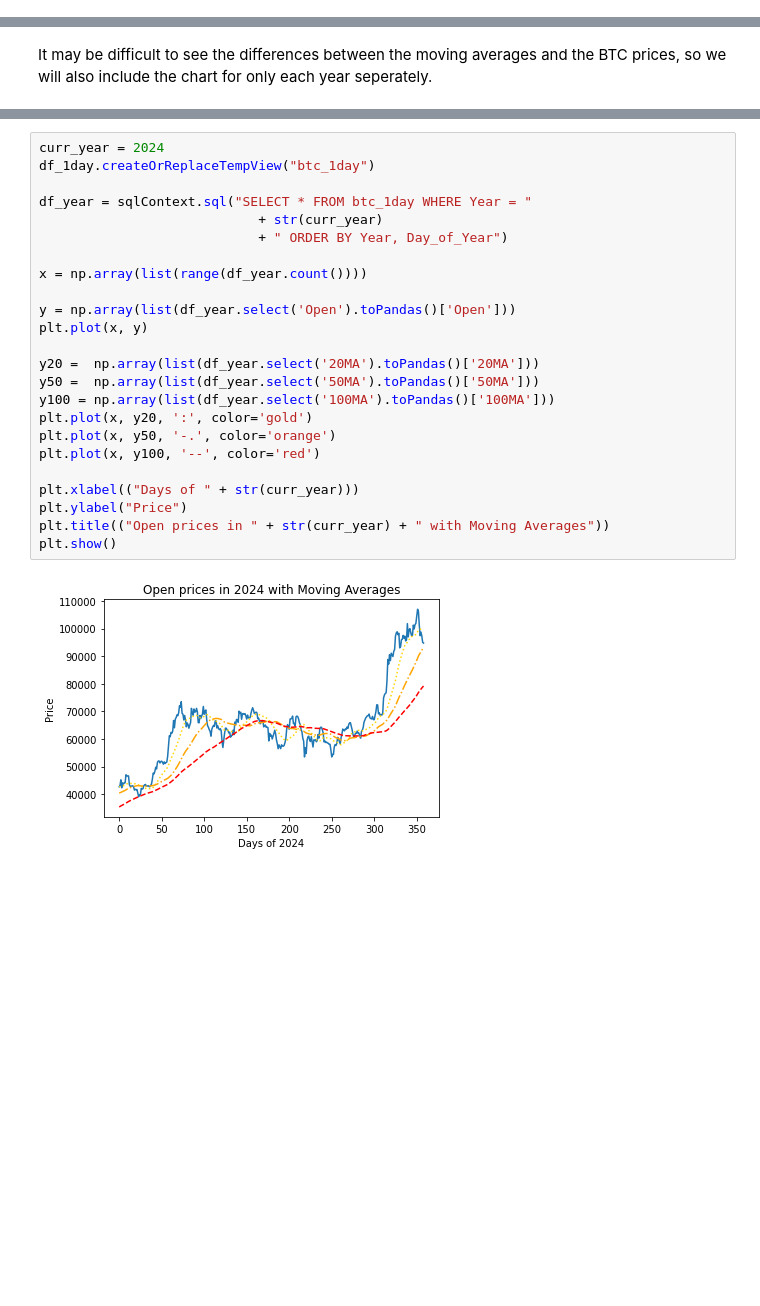
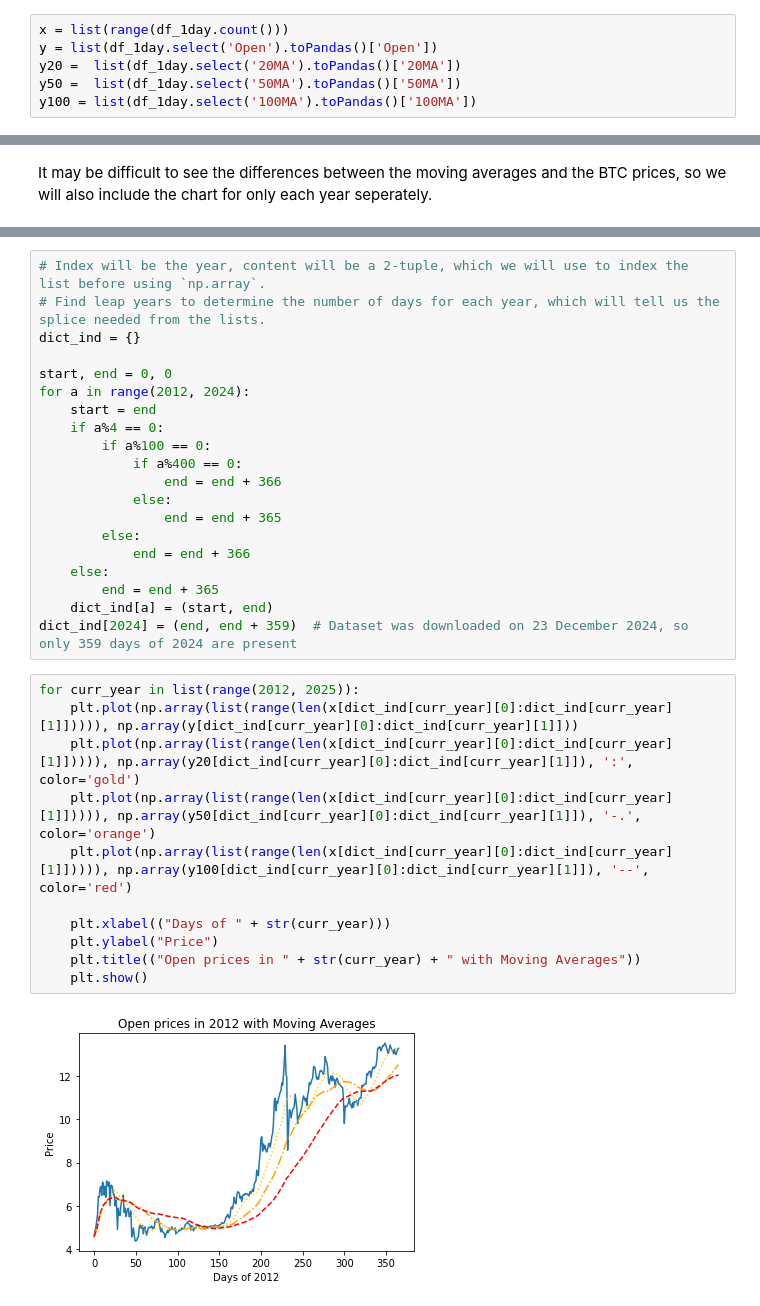
Before and after one commit to skylon2k2/BTC-Pattern-Analysis, a Jupyter notebook: Bitcoin Chart Pattern Analysis.ipynb, the cells around one changed output, grey strips where cells are left out. Drawn from its saved outputs; the diff is of its cells as text; blank space fills up the shorter version.

```diff
--- a/Bitcoin Chart Pattern Analysis.ipynb
+++ b/Bitcoin Chart Pattern Analysis.ipynb
@@ -199 +203,7 @@ import numpy as np
+# %%
+x = list(range(df_1day.count()))
+y = list(df_1day.select('Open').toPandas()['Open'])
+y20 =  list(df_1day.select('20MA').toPandas()['20MA'])
+y50 =  list(df_1day.select('50MA').toPandas()['50MA'])
+y100 = list(df_1day.select('100MA').toPandas()['100MA'])
 # %%
@@ -510,26 +223,33 @@ plt.show()
-# %%
-curr_year = 2024
-df_1day.createOrReplaceTempView("btc_1day")
-
-df_year = sqlContext.sql("SELECT * FROM btc_1day WHERE Year = "
-                            + str(curr_year)
-                            + " ORDER BY Year, Day_of_Year")
-
-x = np.array(list(range(df_year.count())))
-
-y = np.array(list(df_year.select('Open').toPandas()['Open']))
-plt.plot(x, y)
-
-y20 =  np.array(list(df_year.select('20MA').toPandas()['20MA']))
-y50 =  np.array(list(df_year.select('50MA').toPandas()['50MA']))
-y100 = np.array(list(df_year.select('100MA').toPandas()['100MA']))
-plt.plot(x, y20, ':', color='gold')
-plt.plot(x, y50, '-.', color='orange')
-plt.plot(x, y100, '--', color='red')
-
-plt.xlabel(("Days of " + str(curr_year)))
-plt.ylabel("Price")
-plt.title(("Open prices in " + str(curr_year) + " with Moving Averages"))
-plt.show()
-# %% [output]
-[figure, removed]
+# %%
+# Index will be the year, content will be a 2-tuple, which we will use to index the list before using `np.array`.
+# Find leap years to determine the number of days for each year, which will tell us the splice needed from the lists.
+dict_ind = {}
+
+start, end = 0, 0
+for a in range(2012, 2024):
+    start = end
+    if a%4 == 0:
+        if a%100 == 0:
+            if a%400 == 0:
+                end = end + 366
+            else:
+                end = end + 365
+        else:
+            end = end + 366
+    else:
+        end = end + 365
+    dict_ind[a] = (start, end)
+dict_ind[2024] = (end, end + 359)  # Dataset was downloaded on 23 December 2024, so only 359 days of 2024 are present
+# %%
+for curr_year in list(range(2012, 2025)):
+    plt.plot(np.array(list(range(len(x[dict_ind[curr_year][0]:dict_ind[curr_year][1]])))), np.array(y[dict_ind[curr_year][0]:dict_ind[curr_year][1]]))
+    plt.plot(np.array(list(range(len(x[dict_ind[curr_year][0]:dict_ind[curr_year][1]])))), np.array(y20[dict_ind[curr_year][0]:dict_ind[curr_year][1]]), ':', color='gold')
+    plt.plot(np.array(list(range(len(x[dict_ind[curr_year][0]:dict_ind[curr_year][1]])))), np.array(y50[dict_ind[curr_year][0]:dict_ind[curr_year][1]]), '-.', color='orange')
+    plt.plot(np.array(list(range(len(x[dict_ind[curr_year][0]:dict_ind[curr_year][1]])))), np.array(y100[dict_ind[curr_year][0]:dict_ind[curr_year][1]]), '--', color='red')
+
+    plt.xlabel(("Days of " + str(curr_year)))
+    plt.ylabel("Price")
+    plt.title(("Open prices in " + str(curr_year) + " with Moving Averages"))
+    plt.show()
+# %% [output]
+[figure, added]
```
Also changed, not shown: parts of 18 cells of this notebook.
